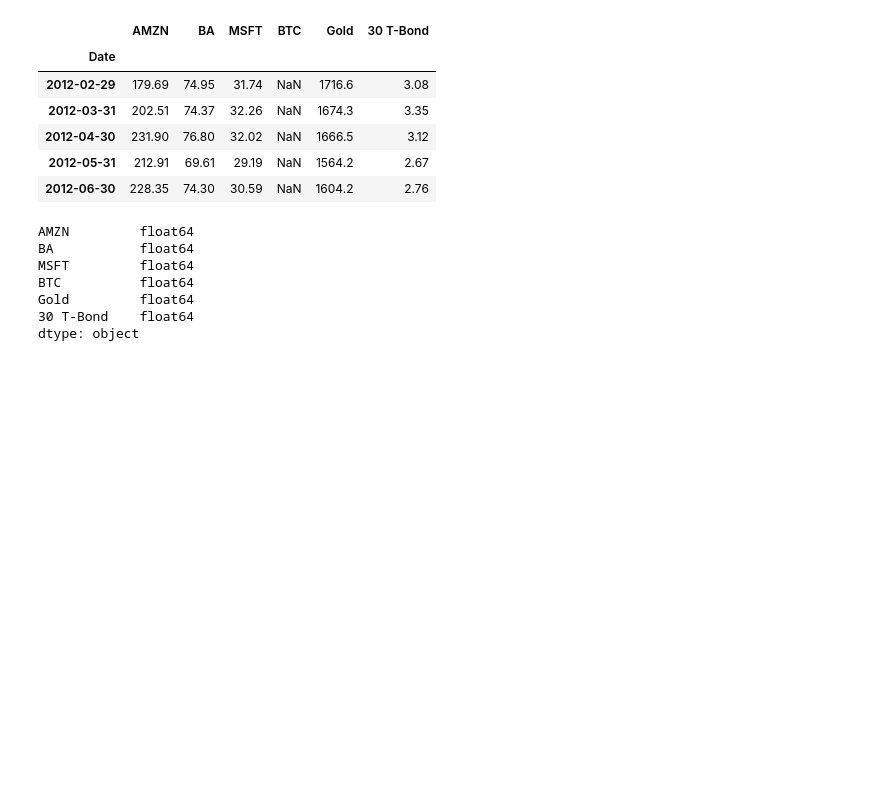
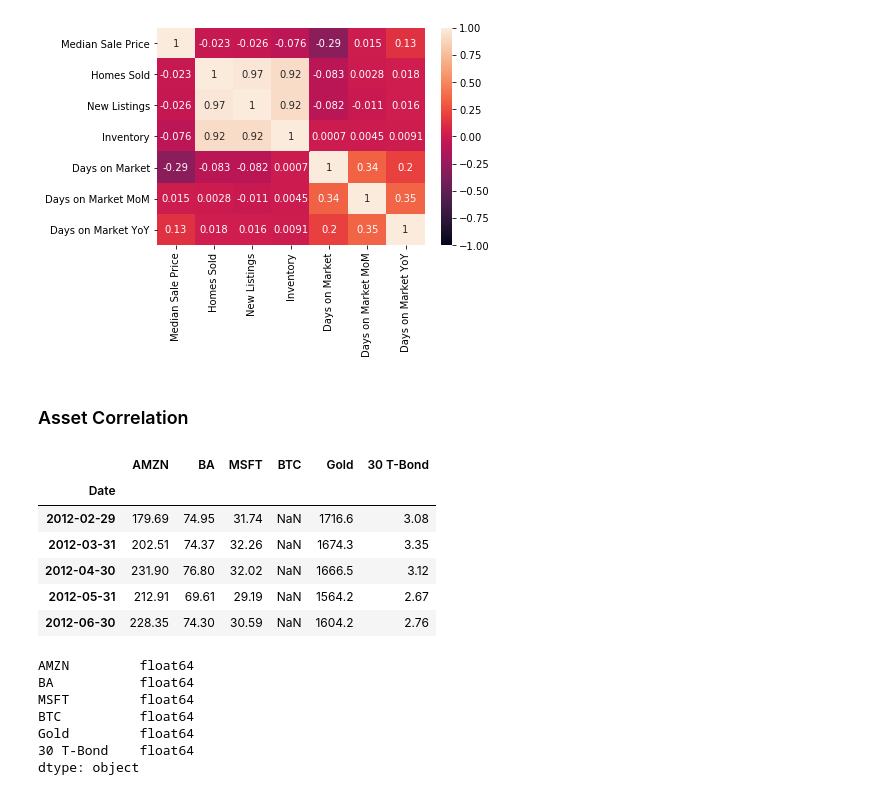
Before and after one commit to somyapanda/fintech-project-1, a Jupyter notebook: Final Project/Asset_Correlation.ipynb, the cells around one changed output. Drawn from its saved outputs; the diff is of its cells as text; code cells hidden in the pictures; blank space fills up the shorter version.

```diff
--- a/Final Project/Asset_Correlation.ipynb
+++ b/Final Project/Asset_Correlation.ipynb
@@ -27,0 +63,3 @@ MAPBOX_API_KEY = os.getenv("MAPBOX_API_KEY")
+# %%
+housing_price_df['Inventory'] = housing_price_df['Inventory'].str.replace(",", "")
+housing_price_df['Inventory'].head()
@@ -27,0 +74,6 @@ MAPBOX_API_KEY = os.getenv("MAPBOX_API_KEY")
+# %%
+#Convert `Close` from `object` to `float`.
+housing_price_df['Inventory'] = housing_price_df['Inventory'].astype('int')
+housing_price_df['Inventory']
+
+housing_price_df.dtypes
@@ -27,0 +90,6 @@ MAPBOX_API_KEY = os.getenv("MAPBOX_API_KEY")
+# %%
+housing_price_df['Homes Sold'] = housing_price_df['Homes Sold'].str.replace(",", "")
+housing_price_df['Homes Sold'] = housing_price_df['Homes Sold'].astype('int')
+housing_price_df['Homes Sold']
+
+housing_price_df.dtypes
@@ -27,0 +106,6 @@ MAPBOX_API_KEY = os.getenv("MAPBOX_API_KEY")
+# %%
+housing_price_df['New Listings'] = housing_price_df['New Listings'].str.replace(",", "")
+housing_price_df['New Listings'] = housing_price_df['New Listings'].astype('int')
+housing_price_df['New Listings']
+
+housing_price_df.dtypes
@@ -28 +147,7 @@ MAPBOX_API_KEY = os.getenv("MAPBOX_API_KEY")
+# %%
+corr_plot = sns.heatmap(housing_price_df.corr(), vmin=-1, vmax=1, annot=True)
+# %% [output]
+[figure, added]
+# %% [markdown]
+### Asset Correlation
 # %%
```
Also changed, not shown: parts of 63 cells of this notebook, 1 other file.
